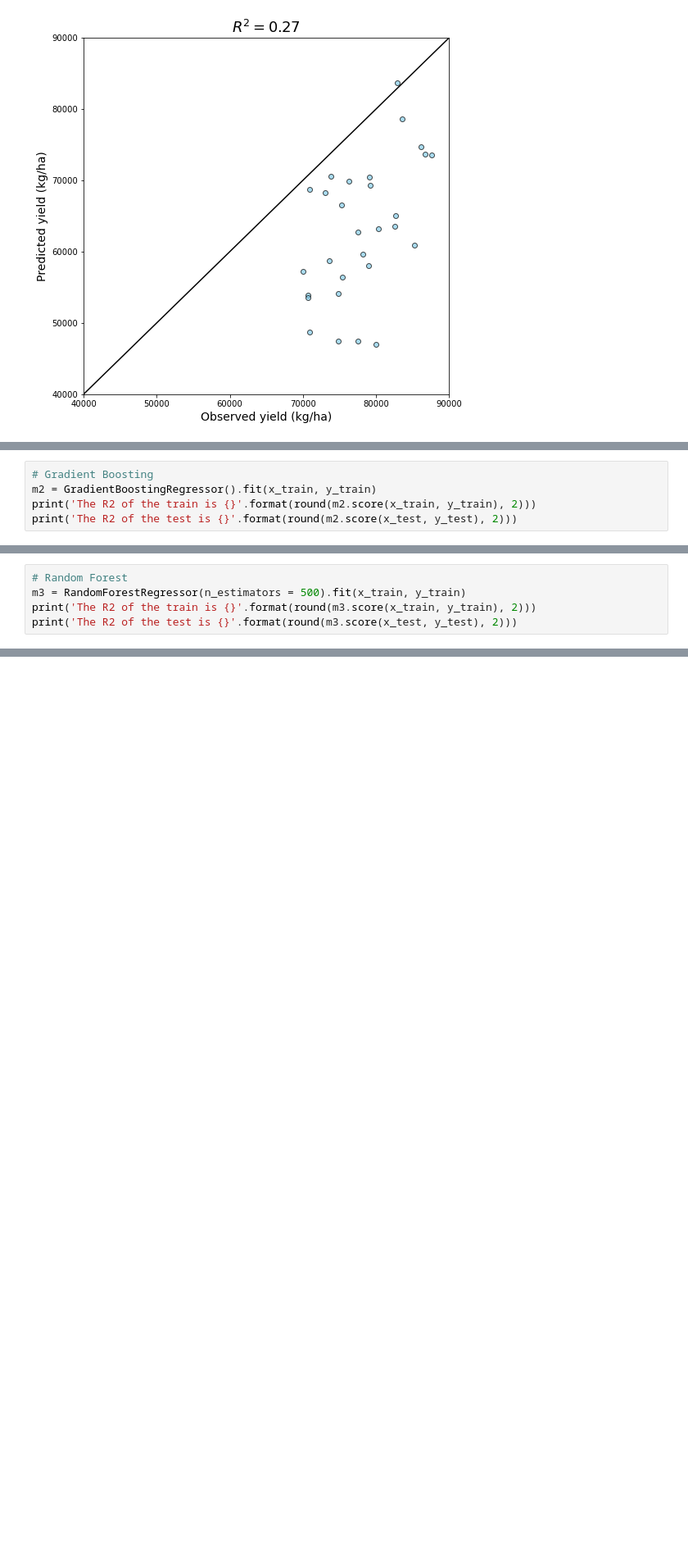
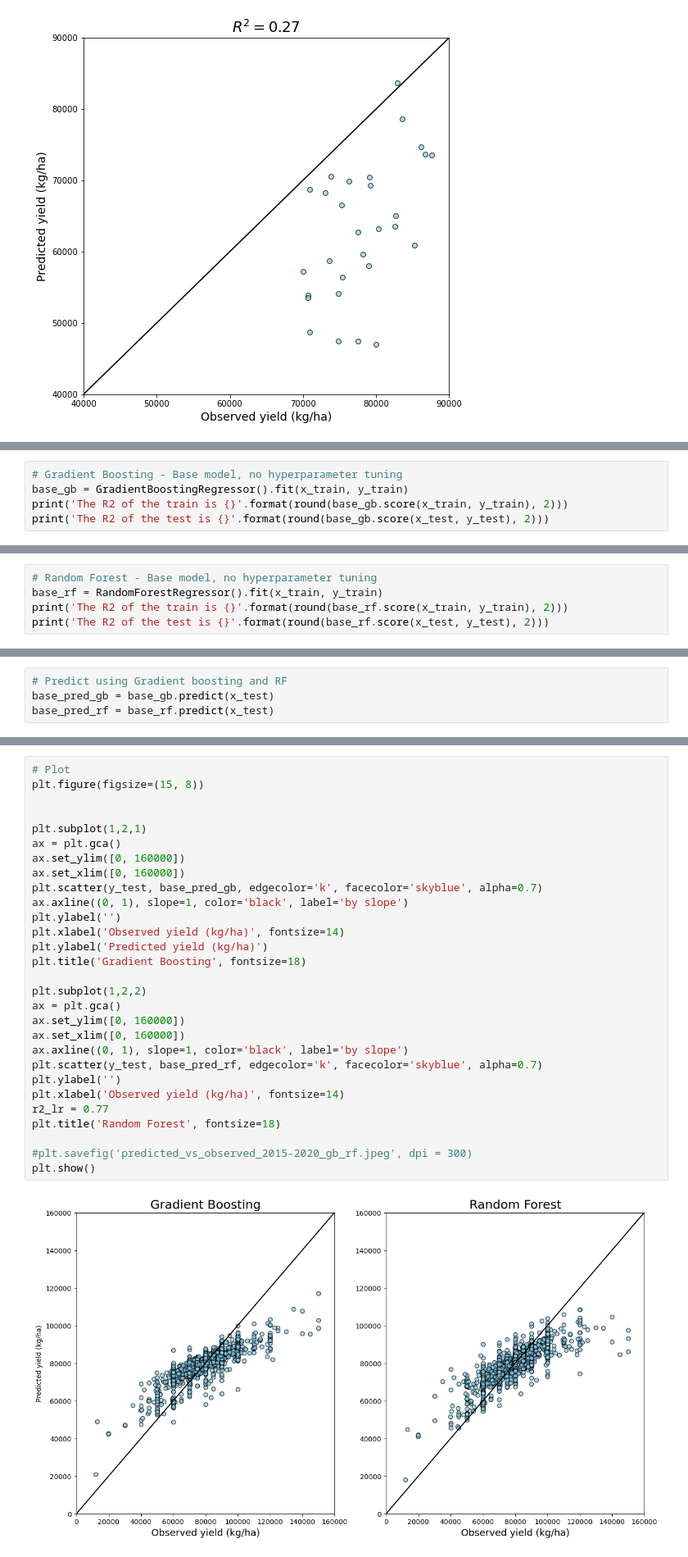
Before and after one commit to neli12/time-series-productivity-sp, a Jupyter notebook: Modelagem.ipynb, the cells around one changed output, grey strips where cells are left out. Shown at 82% size. Cells and saved outputs as stored; diff of their text form; blank space fills up the shorter version.

```diff
--- a/Modelagem.ipynb
+++ b/Modelagem.ipynb
@@ -551,6 +555,6 @@ The R2 of the test is 0.36
 # %%
-# Gradient Boosting
-m2 = GradientBoostingRegressor().fit(x_train, y_train)
-print('The R2 of the train is {}'.format(round(m2.score(x_train, y_train), 2)))
-print('The R2 of the test is {}'.format(round(m2.score(x_test, y_test), 2)))
+# Gradient Boosting - Base model, no hyperparameter tuning
+base_gb = GradientBoostingRegressor().fit(x_train, y_train)
+print('The R2 of the train is {}'.format(round(base_gb.score(x_train, y_train), 2)))
+print('The R2 of the test is {}'.format(round(base_gb.score(x_test, y_test), 2)))
 # %% [output]
@@ -559,6 +563,6 @@ The R2 of the test is 0.65
 # %%
-# Random Forest
-m3 = RandomForestRegressor(n_estimators = 500).fit(x_train, y_train)
-print('The R2 of the train is {}'.format(round(m3.score(x_train, y_train), 2)))
-print('The R2 of the test is {}'.format(round(m3.score(x_test, y_test), 2)))
+# Random Forest - Base model, no hyperparameter tuning
+base_rf = RandomForestRegressor().fit(x_train, y_train)
+print('The R2 of the train is {}'.format(round(base_rf.score(x_train, y_train), 2)))
+print('The R2 of the test is {}'.format(round(base_rf.score(x_test, y_test), 2)))
 # %% [output]
@@ -566,0 +571,4 @@ The R2 of the test is 0.78
+# %%
+# Predict using Gradient boosting and RF
+base_pred_gb = base_gb.predict(x_test)
+base_pred_rf = base_rf.predict(x_test)
@@ -566,0 +592,31 @@ The R2 of the test is 0.78
+# %%
+# Plot
+plt.figure(figsize=(15, 8))
+
+
+plt.subplot(1,2,1)
+ax = plt.gca()
+ax.set_ylim([0, 160000])
+ax.set_xlim([0, 160000])
+plt.scatter(y_test, base_pred_gb, edgecolor='k', facecolor='skyblue', alpha=0.7)
+ax.axline((0, 1), slope=1, color='black', label='by slope')
+plt.ylabel('')
+plt.xlabel('Observed yield (kg/ha)', fontsize=14)
+plt.ylabel('Predicted yield (kg/ha)')
+plt.title('Gradient Boosting', fontsize=18)
+
+plt.subplot(1,2,2)
+ax = plt.gca()
+ax.set_ylim([0, 160000])
+ax.set_xlim([0, 160000])
+ax.axline((0, 1), slope=1, color='black', label='by slope')
+plt.scatter(y_test, base_pred_rf, edgecolor='k', facecolor='skyblue', alpha=0.7)
+plt.ylabel('')
+plt.xlabel('Observed yield (kg/ha)', fontsize=14)
+r2_lr = 0.77
+plt.title('Random Forest', fontsize=18)
+
+#plt.savefig('predicted_vs_observed_2015-2020_gb_rf.jpeg', dpi = 300)
+plt.show()
+# %% [output]
+[figure, new version]
```
Also changed, not shown: parts of 46 cells of this notebook.
